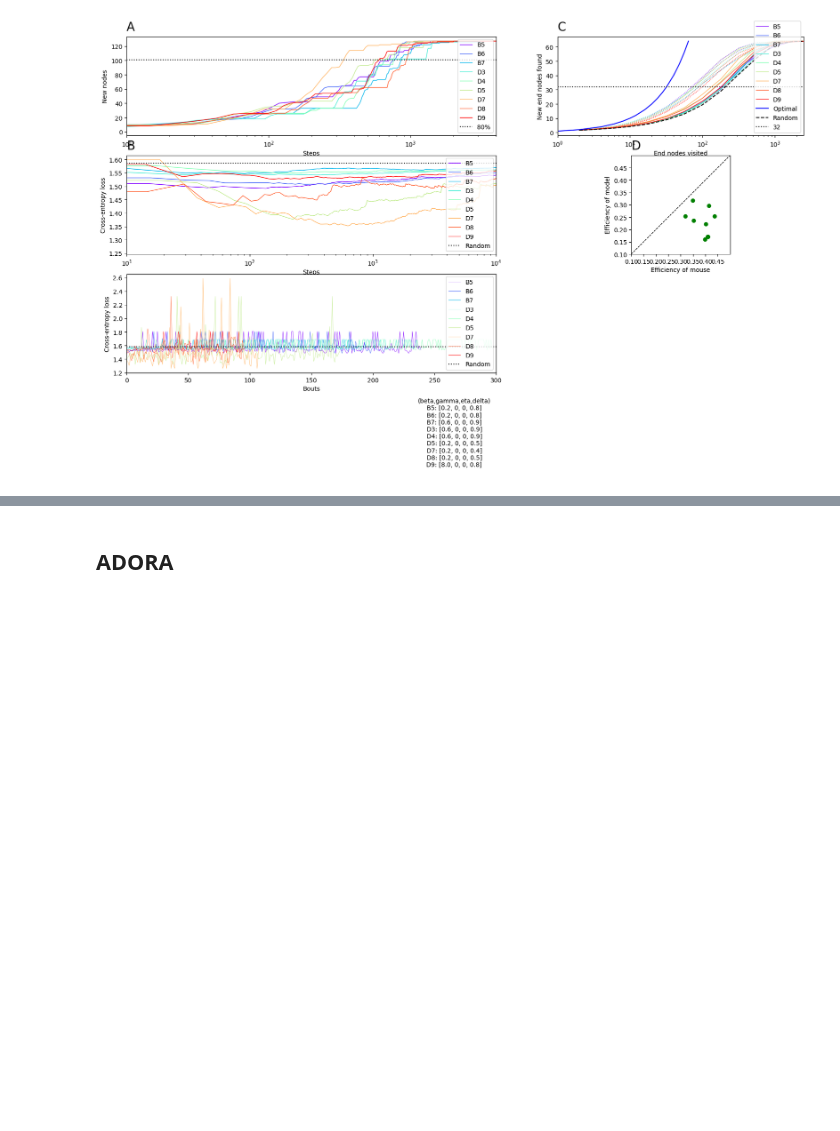
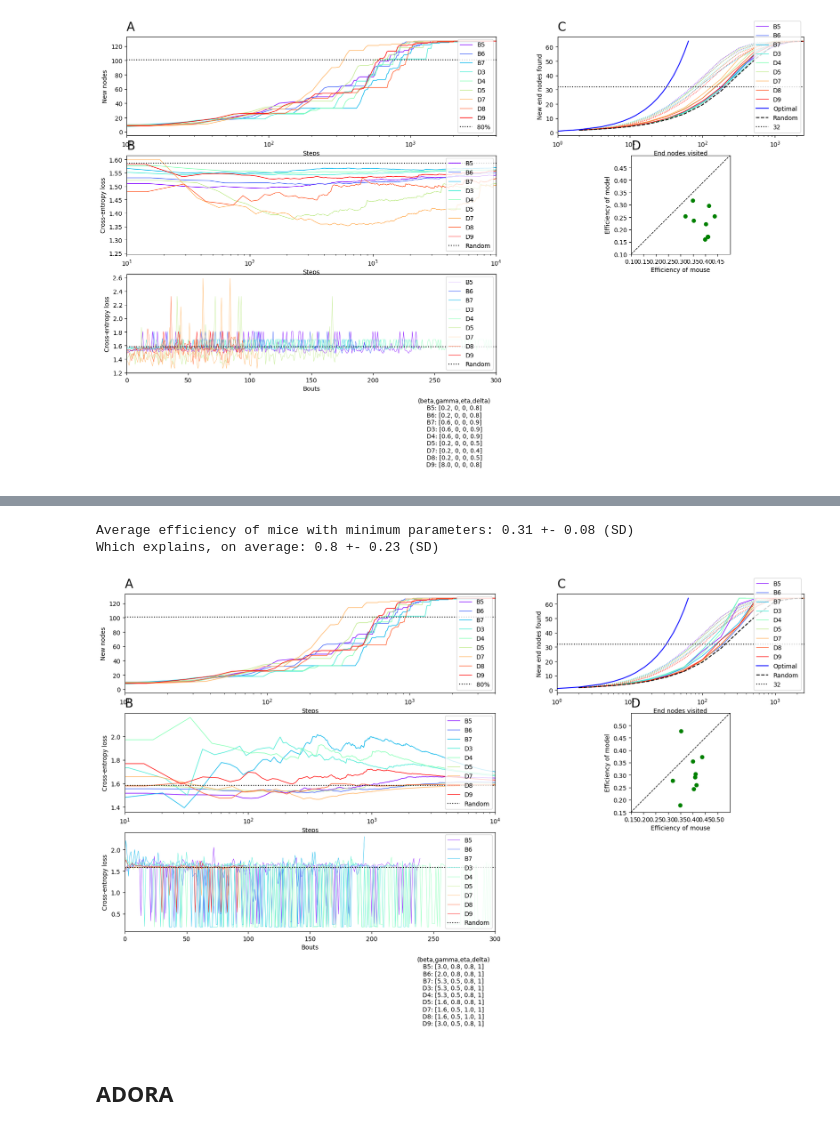
Before and after one commit to niv-shapira/Rosenberg-2021-Repository-DORA, a Jupyter notebook: Maze-ADORA-Comparison.ipynb, the cells around one changed output, grey strips where cells are left out. Drawn from its saved outputs; the diff is of its cells as text; code cells hidden in the pictures; blank space fills up the shorter version.

```diff
--- a/Maze-ADORA-Comparison.ipynb
+++ b/Maze-ADORA-Comparison.ipynb
@@ -209,0 +345,21 @@ fig.savefig(url,bbox_inches="tight")
+# %%
+eff = GetEfficiency(UnrewNamesSub,fstr_sim)
+avg,sd = GetAvgAndSD(eff)
+print('Average efficiency of mice with minimum parameters: ' + str(avg) + ' +- ' + str(sd) + ' (SD)')
+avgexp,sdexp = GetAvgAndSD(ExplainedEfficiency(eff))
+print('Which explains, on average: ' + str(avgexp) + ' +- ' + str(sdexp) + ' (SD)')
+# %% [output]
+Average efficiency of mice with minimum parameters: 0.31 +- 0.08 (SD)
+Which explains, on average: 0.8 +- 0.23 (SD)
+# %%
+model_name = 'DORA_test'
+subdir = 'outdata_DORA/' + model_name + '/'
+nbouts = 100
+fstr_sim = subdir + '%s_sim_' + model_name + '_' + str(nbouts) + '-bouts.npy'
+eff = GetEfficiency(UnrewNamesSub,fstr_sim)
+param_names = ['beta','gamma','eta','delta']
+mins,argmins = np.load(subdir + 'ces_argmin_' + model_name + '.npy', allow_pickle=True)
+url_ces = subdir + 'ces_' + model_name + '.npy'
+fig,_ = PlotMin(UnrewNamesSub,argmins,param_names,url_ces,fstr_sim,eff)
+# %% [output]
+[figure, added]
```
Also changed, not shown: parts of 19 cells of this notebook, 24 other files.
